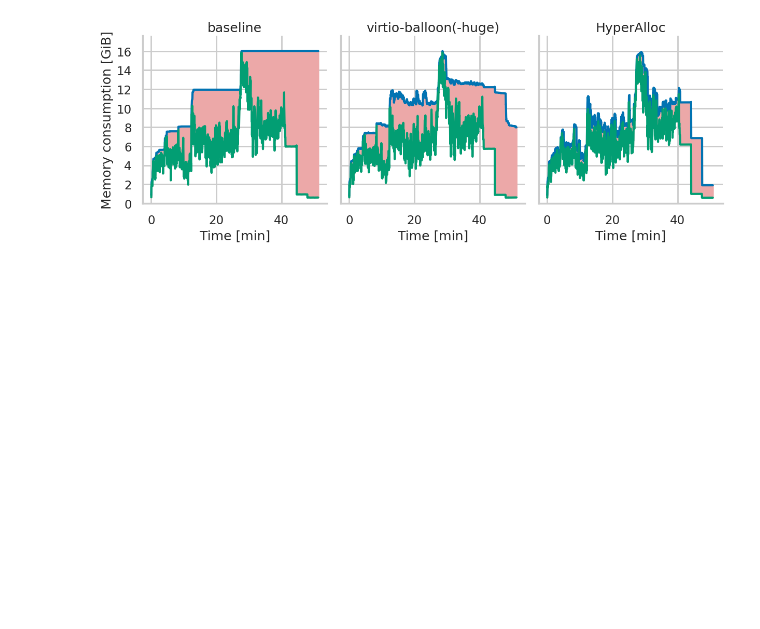
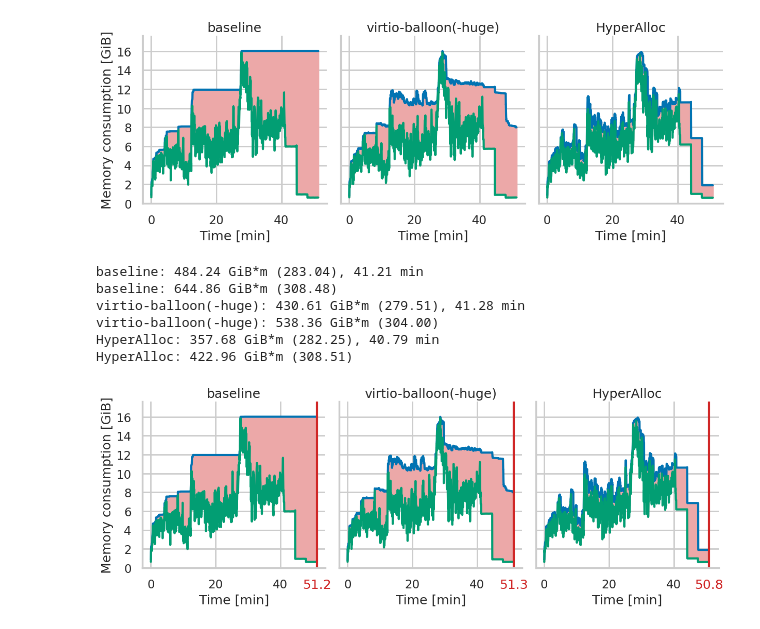
Before and after one commit to luhsra/hyperalloc-bench, a Jupyter notebook: talk.ipynb, the cells around one changed output. Drawn from its saved outputs; the diff is of its cells as text; code cells hidden in the pictures; blank space fills up the shorter version.

```diff
--- a/talk.ipynb
+++ b/talk.ipynb
@@ -110,6 +110,7 @@ def relplot(
     hide: list[int] = [],
     measurement: str = "physical",
     max_baseline=False,
+    show_time=False,
 ) -> tuple[sns.FacetGrid, dict[str, float]]:
     data = data[(data["measurement"] == measurement) | (data["measurement"] == "used")]
 
@@ -161,6 +162,13 @@ def relplot(
                 # color=sns.crayon_palette(["Yellow"])[0])
                 color="#eca8a8")
 
+        if show_time:
+            run_time = celld["time"].max()
+            fill = "#d02626"
+            axis.vlines(run_time, 0, max_mem*1.1, color=fill, linestyle="-")
+            axis.text(run_time, -max_mem*.155, f"{run_time:.1f}", ha="center", va="bottom",
+                      fontsize=18, color=fill)
+
         if i in hide:
             axis.clear()
             axis.set_axis_off()
@@ -193,11 +201,13 @@ def visualize(
     dref=False,
     measurement: str = "physical",
     max_baseline=False,
+    show_time=False,
 ) -> sns.FacetGrid:
     data, times = load_data(max_mem, modes)
     p, extra_keys = relplot(
         max_mem, data, times, aspect=aspect, height=height, col_wrap=col_wrap,
-        area=area, hide=hide, measurement=measurement, max_baseline=max_baseline)
+        area=area, hide=hide, measurement=measurement, max_baseline=max_baseline,
+        show_time=show_time)
     if save_as:
         p.savefig(Path("compiling/out") / f"{save_as}.svg")
         if dref:
@@ -266,3 +276,18 @@ virtio-balloon(-huge): 538.36 GiB*m (304.00)
 HyperAlloc: 357.68 GiB*m (282.25), 40.79 min
 HyperAlloc: 422.96 GiB*m (308.51)
 [figure]
+# %%
+max_mem = 16*1024**3
+p = visualize(max_mem, {
+    "baseline": Path("compiling/latest/clang-base-manual"),
+    "virtio-balloon(-huge)": Path("compiling/latest/clang-base-auto"),
+    "HyperAlloc": Path("compiling/latest/clang-llfree-auto"),
+}, "talk-clang-t", area=True, dref=True, height=5, aspect=0.85, show_time=True)
+# %% [output]
+baseline: 484.24 GiB*m (283.04), 41.21 min
+baseline: 644.86 GiB*m (308.48)
+virtio-balloon(-huge): 430.61 GiB*m (279.51), 41.28 min
+virtio-balloon(-huge): 538.36 GiB*m (304.00)
+HyperAlloc: 357.68 GiB*m (282.25), 40.79 min
+HyperAlloc: 422.96 GiB*m (308.51)
+[figure, added]
```
Also changed, not shown: 9 other files.
